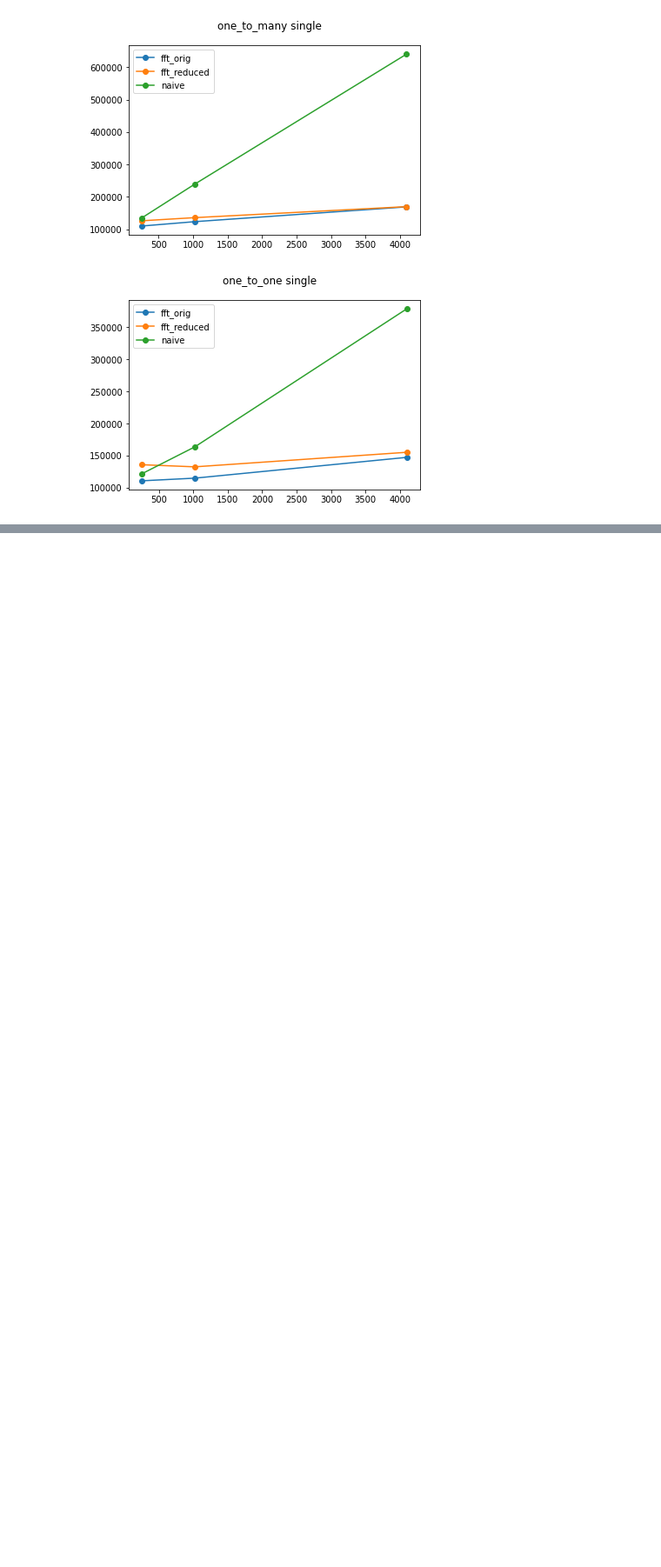
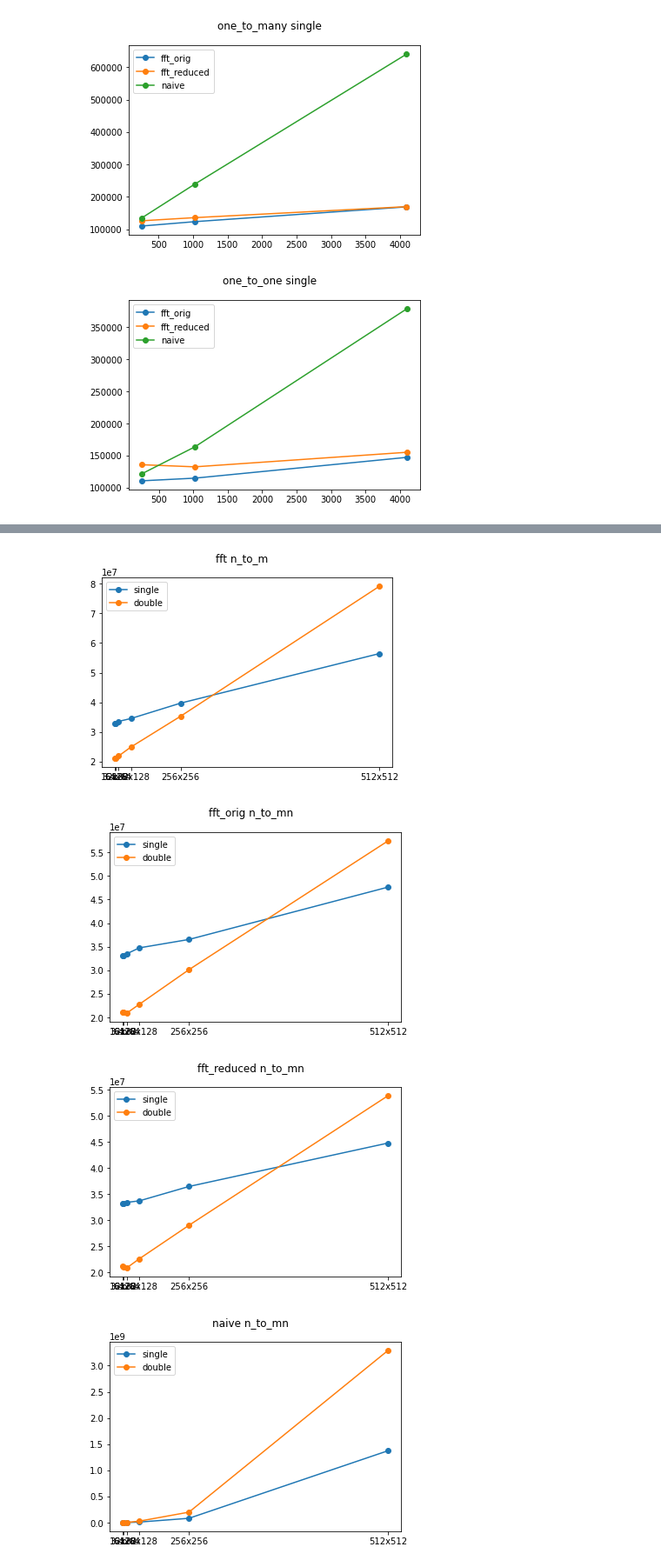
Before and after one commit to asmelko/cross-corr-jpdc, a Jupyter notebook: visualization/singlevsdouble.ipynb, the cells around one changed output, grey strips where cells are left out. Shown: that part at 87% size. Saved outputs shown, nothing was run; the diff lists cells and outputs as text; code cells hidden in the pictures; blank space fills up the shorter version.

```diff
--- a/visualization/singlevsdouble.ipynb
+++ b/visualization/singlevsdouble.ipynb
@@ -133,0 +136,31 @@ for group in groups:
+# %%
+for group in groups:
+    algorithm_names = set((run.name for run in group.single.runs))
+
+
+    for alg_name in sorted(algorithm_names):
+        alg_single_runs = [run for run in group.single.runs if run.name == alg_name]
+        alg_double_runs = [run for run in group.double.runs if run.name == alg_name]
+        fig, ax = plt.subplots()
+        fig.suptitle(f"{alg_name} {group.input_type}")
+        ax.plot(
+            [run.input_area() for run in alg_single_runs],
+            [sum_of_stage_medians(run, ["Prepare", "Transfer", "Run", "Finalize"]) for run in alg_single_runs],
+            "o-",
+            label=f"single"
+        )
+        ax.plot(
+            [run.input_area() for run in alg_double_runs],
+            [sum_of_stage_medians(run, ["Prepare", "Transfer", "Run", "Finalize"]) for run in alg_double_runs],
+            "o-",
+            label=f"double"
+        )
+
+        ax.set_xticks([run.input_area() for run in alg_single_runs])
+        ax.set_xticklabels([f"{run.input_size.rows}x{run.input_size.columns}" for run in alg_single_runs])
+        ax.legend()
+# %% [output]
+[figure, added]
+[figure, added]
+[figure, added]
+[figure, added]
```
Also changed, not shown: parts of 3 cells of this notebook, 2 other files.
